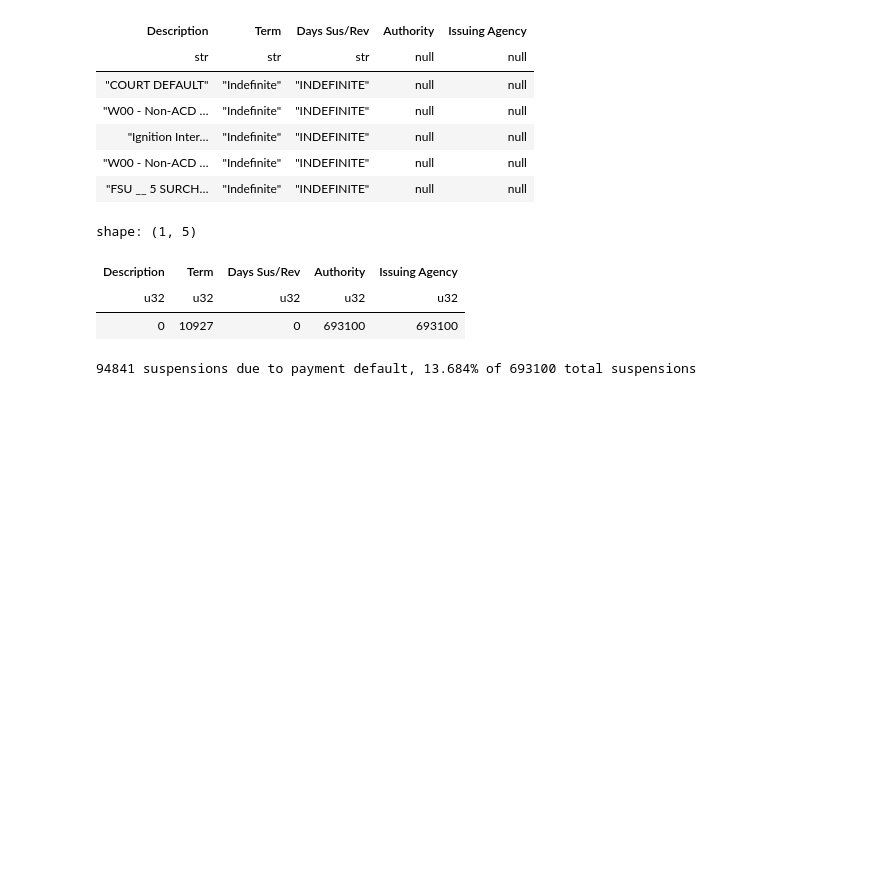
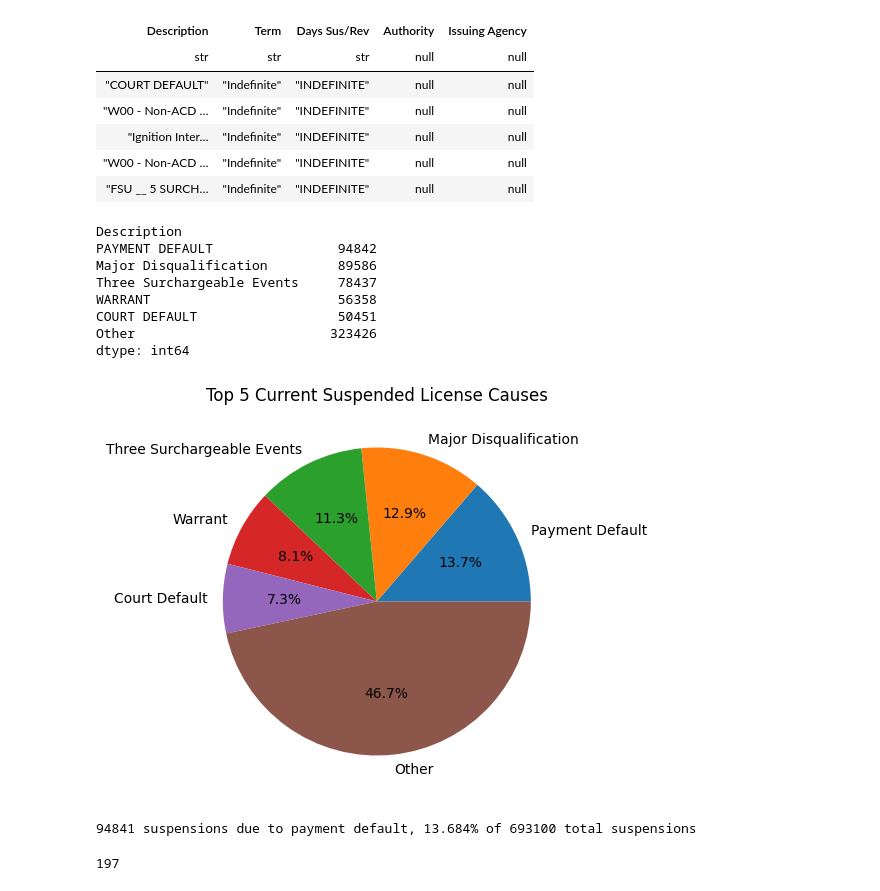
Before and after one commit to BU-Spark/ds4g-livable-streets-debt, a Jupyter notebook: analysis/discovery.ipynb, the cells around one changed output. Cells and saved outputs as stored; diff of their text form; code cells hidden in the pictures; blank space fills up the shorter version.

```diff
--- a/analysis/discovery.ipynb
+++ b/analysis/discovery.ipynb
@@ -106,11 +119,26 @@ shape: (5, 5)
 | "Ignition Inter… | "Indefinite" | "INDEFINITE" | null | null |
 | "W00 - Non-ACD … | "Indefinite" | "INDEFINITE" | null | null |
 | "FSU __ 5 SURCH… | "Indefinite" | "INDEFINITE" | null | null |
-# %%
-cur_suspended.null_count()
-# %% [output]
-shape: (1, 5)
-| Description | Term | Days Sus/Rev | Authority | Issuing Agency |
-| u32 | u32 | u32 | u32 | u32 |
-| 0 | 10927 | 0 | 693100 | 693100 |
+# %%
+top_num = 5
+cur_grouped_sorted = cur_suspended.to_pandas().groupby('Description').size().sort_values(ascending=False)
+cur_grouped = cur_grouped_sorted[:top_num]
+cur_grouped['Other'] = cur_grouped_sorted[top_num:].sum()
+
+display(cur_grouped)
+
+plt.figure(figsize=(5, 5))
+plt.title(f'Top {top_num} Current Suspended License Causes')
+plt.pie(cur_grouped, labels=[i.title() for i in cur_grouped.index], autopct='%1.1f%%')
+plt.show()
+# %% [output]
+Description
+PAYMENT DEFAULT                94842
+Major Disqualification         89586
+Three Surchargeable Events     78437
+WARRANT                        56358
+COURT DEFAULT                  50451
+Other                         323426
+dtype: int64
+[figure, added]
 # %%
@@ -118,3 +146,7 @@ default = cur_suspended.filter((pl.col("Description") == "PAYMENT DEFAULT") & (p
 print(f'{default.shape[0]} suspensions due to payment default, {round(default.shape[0]/cur_suspended.shape[0]*100, 3)}% of {cur_suspended.shape[0]} total suspensions')
 # %% [output]
 94841 suspensions due to payment default, 13.684% of 693100 total suspensions
+# %%
+len(np.unique(cur_suspended['Description'].to_list() + reinstatement['Sanction Description'].to_list()))
+# %% [output]
+197
```
Also changed, not shown: parts of 14 cells of this notebook, 3 other files.
